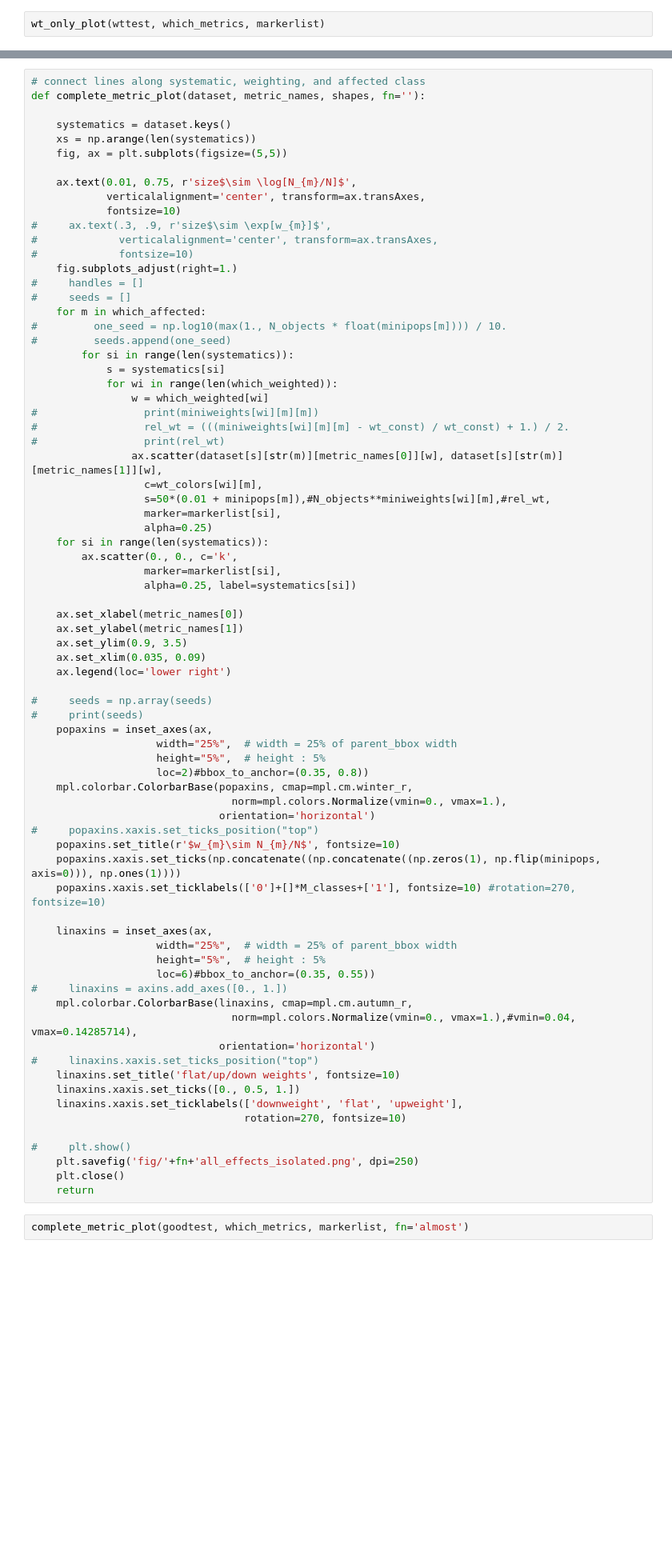
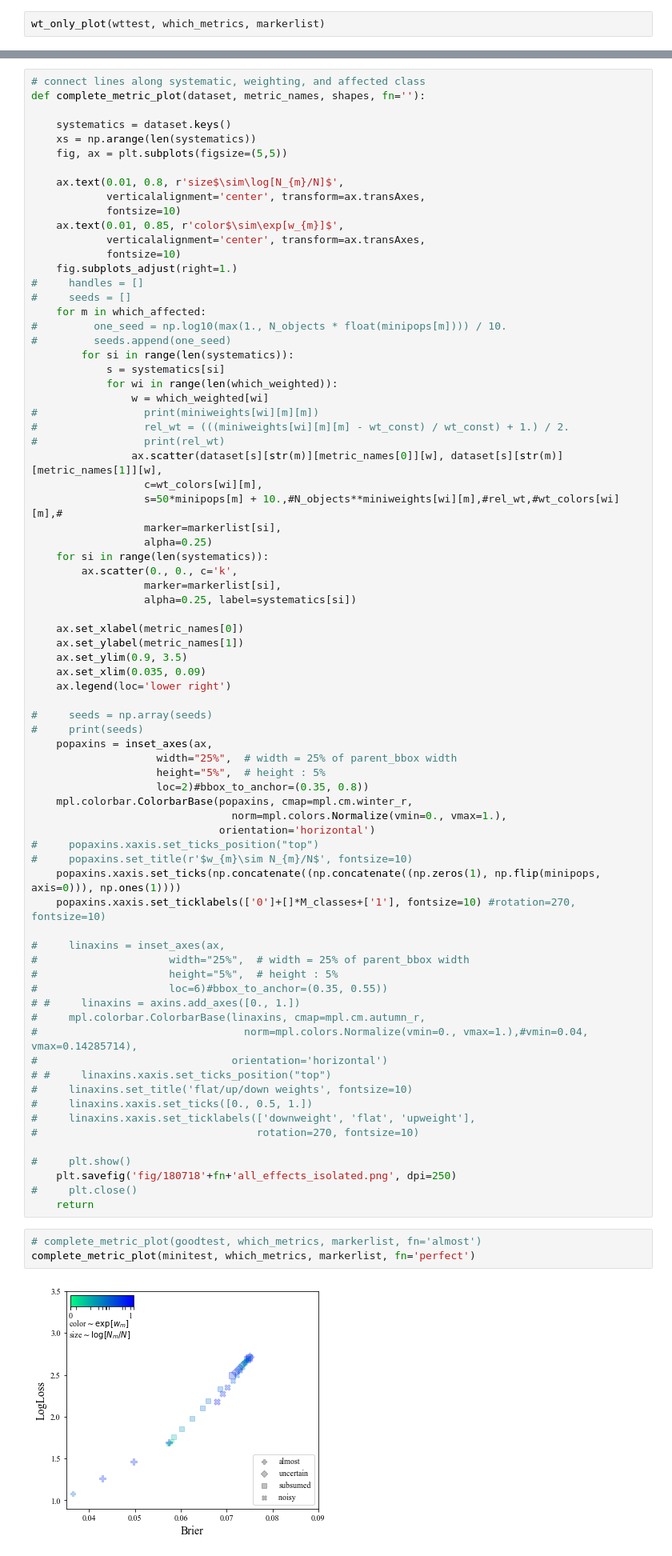
Before and after one commit to aimalz/proclam, a Jupyter notebook: desc_note/hacks.ipynb, the cells around one changed output, grey strips where cells are left out. Shown at 80% size. Cells and saved outputs as stored; diff of their text form; blank space fills up the shorter version.

```diff
--- a/desc_note/hacks.ipynb
+++ b/desc_note/hacks.ipynb
@@ -676,12 +698,12 @@ def complete_metric_plot(dataset, metric_names, shapes, fn=''):
     xs = np.arange(len(systematics))
     fig, ax = plt.subplots(figsize=(5,5))
 
-    ax.text(0.01, 0.75, r'size$\sim \log[N_{m}/N]$',
+    ax.text(0.01, 0.8, r'size$\sim\log[N_{m}/N]$',
             verticalalignment='center', transform=ax.transAxes,
             fontsize=10)
-#     ax.text(.3, .9, r'size$\sim \exp[w_{m}]$',
-#             verticalalignment='center', transform=ax.transAxes,
-#             fontsize=10)
+    ax.text(0.01, 0.85, r'color$\sim\exp[w_{m}]$',
+            verticalalignment='center', transform=ax.transAxes,
+            fontsize=10)
     fig.subplots_adjust(right=1.)
 #     handles = []
 #     seeds = []
@@ -697,7 +719,7 @@ def complete_metric_plot(dataset, metric_names, shapes, fn=''):
 #                 print(rel_wt)
                 ax.scatter(dataset[s][str(m)][metric_names[0]][w], dataset[s][str(m)][metric_names[1]][w],
                   c=wt_colors[wi][m],
-                  s=50*(0.01 + minipops[m]),#N_objects**miniweights[wi][m],#rel_wt,
+                  s=50*minipops[m] + 10.,#N_objects**miniweights[wi][m],#rel_wt,#wt_colors[wi][m],#
                   marker=markerlist[si],
                   alpha=0.25)
     for si in range(len(systematics)):
@@ -721,27 +743,30 @@ def complete_metric_plot(dataset, metric_names, shapes, fn=''):
                                 norm=mpl.colors.Normalize(vmin=0., vmax=1.),
                               orientation='horizontal')
 #     popaxins.xaxis.set_ticks_position("top")
-    popaxins.set_title(r'$w_{m}\sim N_{m}/N$', fontsize=10)
+#     popaxins.set_title(r'$w_{m}\sim N_{m}/N$', fontsize=10)
     popaxins.xaxis.set_ticks(np.concatenate((np.concatenate((np.zeros(1), np.flip(minipops, axis=0))), np.ones(1))))
     popaxins.xaxis.set_ticklabels(['0']+[]*M_classes+['1'], fontsize=10) #rotation=270, fontsize=10)
 
-    linaxins = inset_axes(ax,
-                    width="25%",  # width = 25% of parent_bbox width
-                    height="5%",  # height : 5%
-                    loc=6)#bbox_to_anchor=(0.35, 0.55))
-#     linaxins = axins.add_axes([0., 1.])
-    mpl.colorbar.ColorbarBase(linaxins, cmap=mpl.cm.autumn_r,
-                                norm=mpl.colors.Normalize(vmin=0., vmax=1.),#vmin=0.04, vmax=0.14285714),
-                              orientation='horizontal')
-#     linaxins.xaxis.set_ticks_position("top")
-    linaxins.set_title('flat/up/down weights', fontsize=10)
-    linaxins.xaxis.set_ticks([0., 0.5, 1.])
-    linaxins.xaxis.set_ticklabels(['downweight', 'flat', 'upweight'],
-                                  rotation=270, fontsize=10)
+#     linaxins = inset_axes(ax,
+#                     width="25%",  # width = 25% of parent_bbox width
+#                     height="5%",  # height : 5%
+#                     loc=6)#bbox_to_anchor=(0.35, 0.55))
+# #     linaxins = axins.add_axes([0., 1.])
+#     mpl.colorbar.ColorbarBase(linaxins, cmap=mpl.cm.autumn_r,
+#                                 norm=mpl.colors.Normalize(vmin=0., vmax=1.),#vmin=0.04, vmax=0.14285714),
+#                               orientation='horizontal')
+# #     linaxins.xaxis.set_ticks_position("top")
+#     linaxins.set_title('flat/up/down weights', fontsize=10)
+#     linaxins.xaxis.set_ticks([0., 0.5, 1.])
+#     linaxins.xaxis.set_ticklabels(['downweight', 'flat', 'upweight'],
+#                                   rotation=270, fontsize=10)
 
 #     plt.show()
-    plt.savefig('fig/'+fn+'all_effects_isolated.png', dpi=250)
-    plt.close()
+    plt.savefig('fig/180718'+fn+'all_effects_isolated.png', dpi=250)
+#     plt.close()
     return
 # %%
-complete_metric_plot(goodtest, which_metrics, markerlist, fn='almost')
+# complete_metric_plot(goodtest, which_metrics, markerlist, fn='almost')
+complete_metric_plot(minitest, which_metrics, markerlist, fn='perfect')
+# %% [output]
+[figure, added]
```
Also changed, not shown: parts of 18 cells of this notebook.
